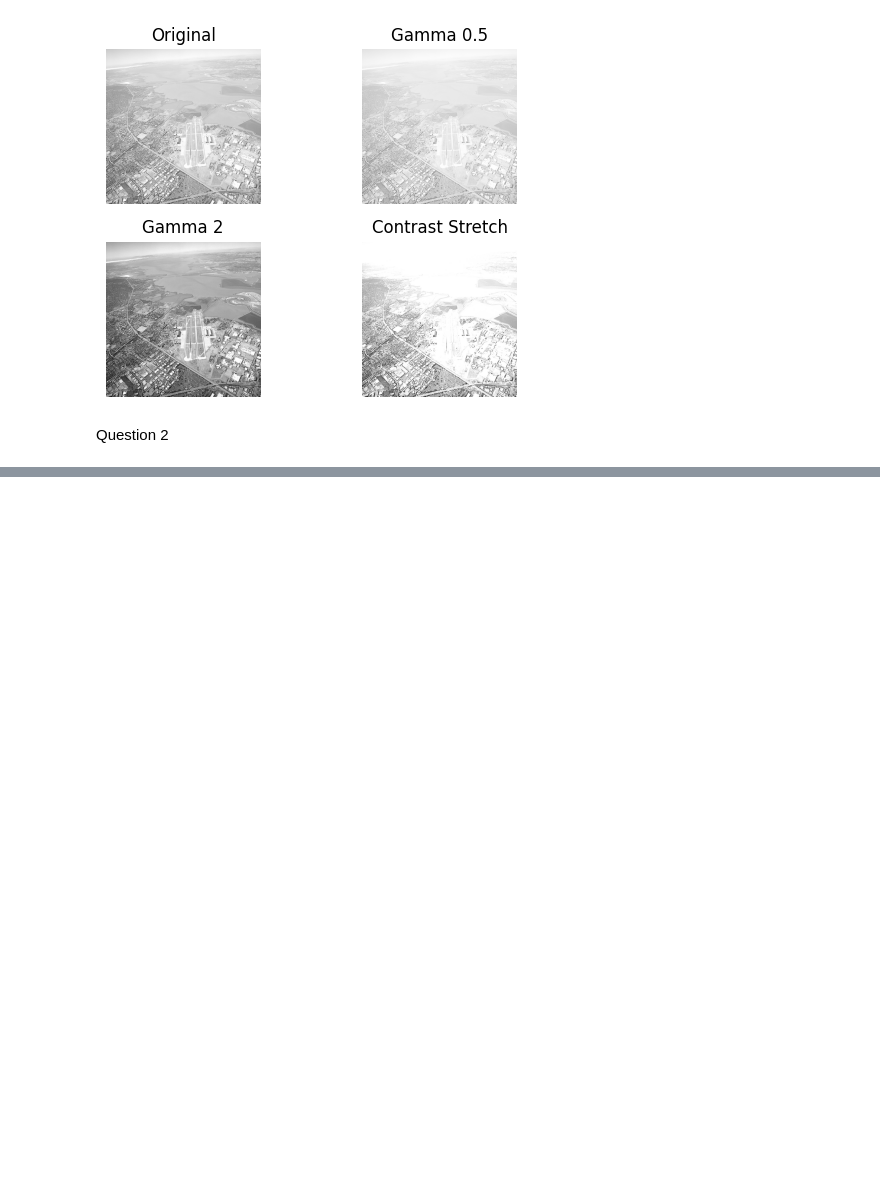
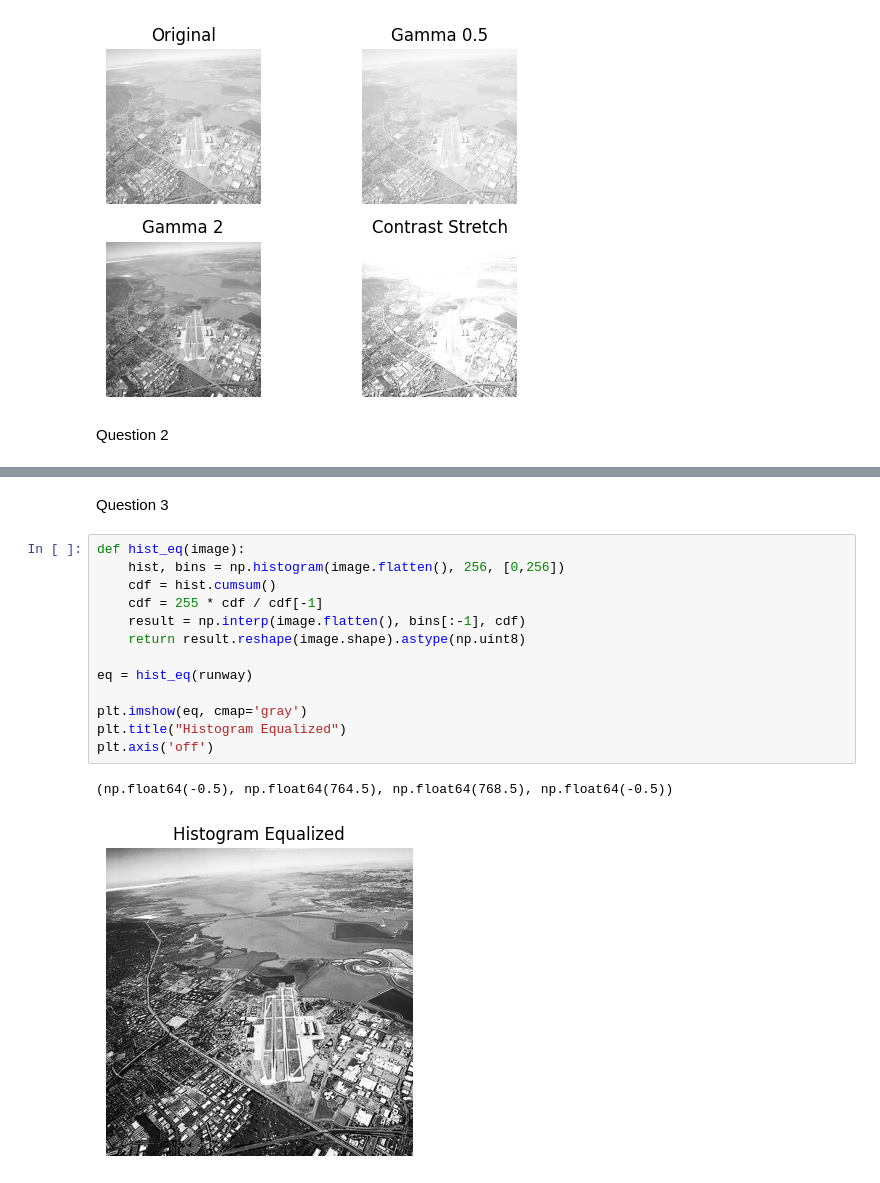
Before and after one commit to Bavitharan/computer-vision-assignment1, a Jupyter notebook: Assignment1.ipynb, the cells around one changed output, grey strips where cells are left out. Drawn from its saved outputs; the diff is of its cells as text; blank space fills up the shorter version.

```diff
--- a/Assignment1.ipynb
+++ b/Assignment1.ipynb
@@ -79,0 +77,18 @@ NameError: name 'l' is not defined
+# %% [markdown]
+Question 3
+# %%
+def hist_eq(image):
+    hist, bins = np.histogram(image.flatten(), 256, [0,256])
+    cdf = hist.cumsum()
+    cdf = 255 * cdf / cdf[-1]
+    result = np.interp(image.flatten(), bins[:-1], cdf)
+    return result.reshape(image.shape).astype(np.uint8)
+
+eq = hist_eq(runway)
+
+plt.imshow(eq, cmap='gray')
+plt.title("Histogram Equalized")
+plt.axis('off')
+# %% [output]
+(np.float64(-0.5), np.float64(764.5), np.float64(768.5), np.float64(-0.5))
+[figure, added]
```
Also changed, not shown: parts of 4 cells of this notebook, 1 other file.
